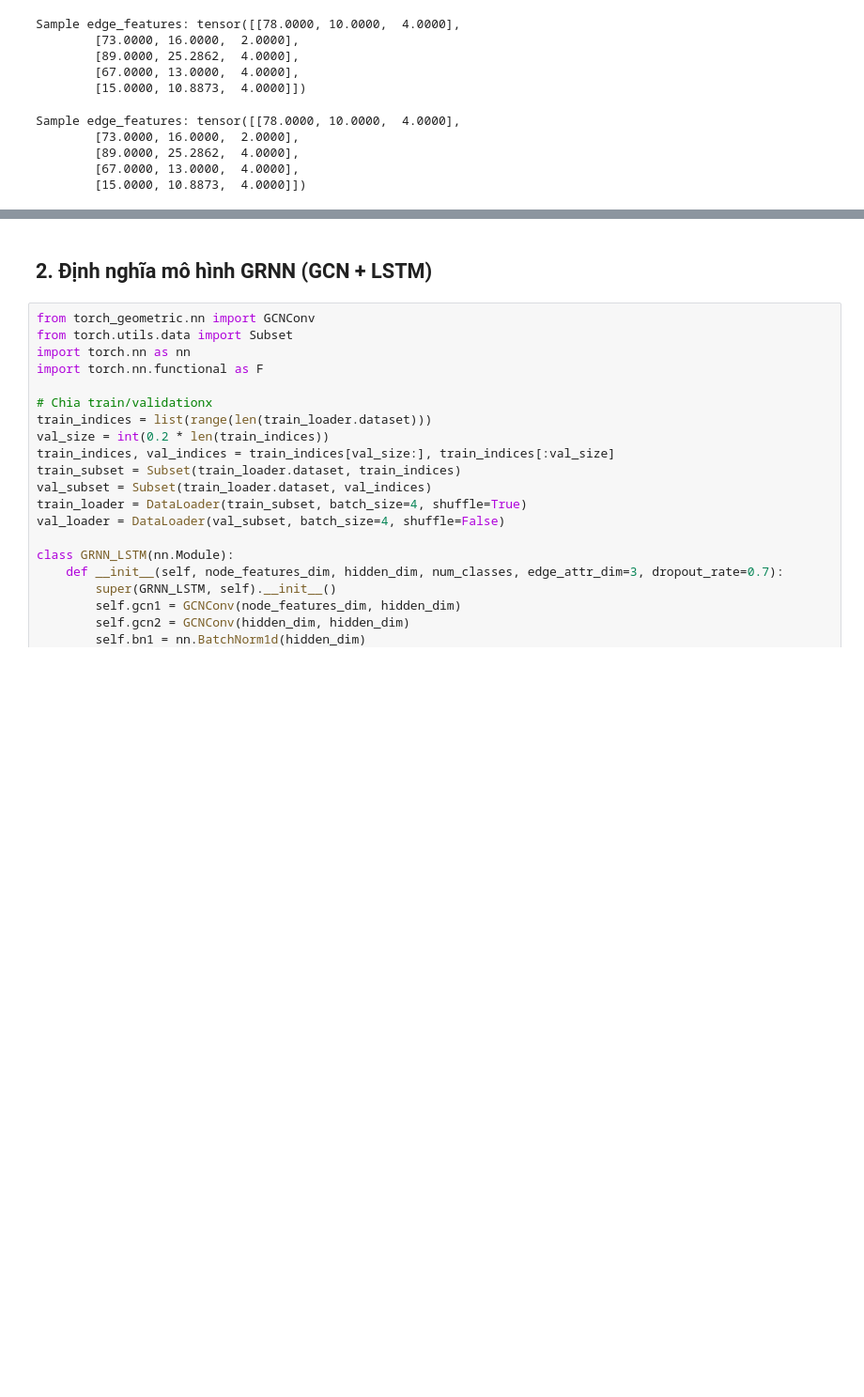
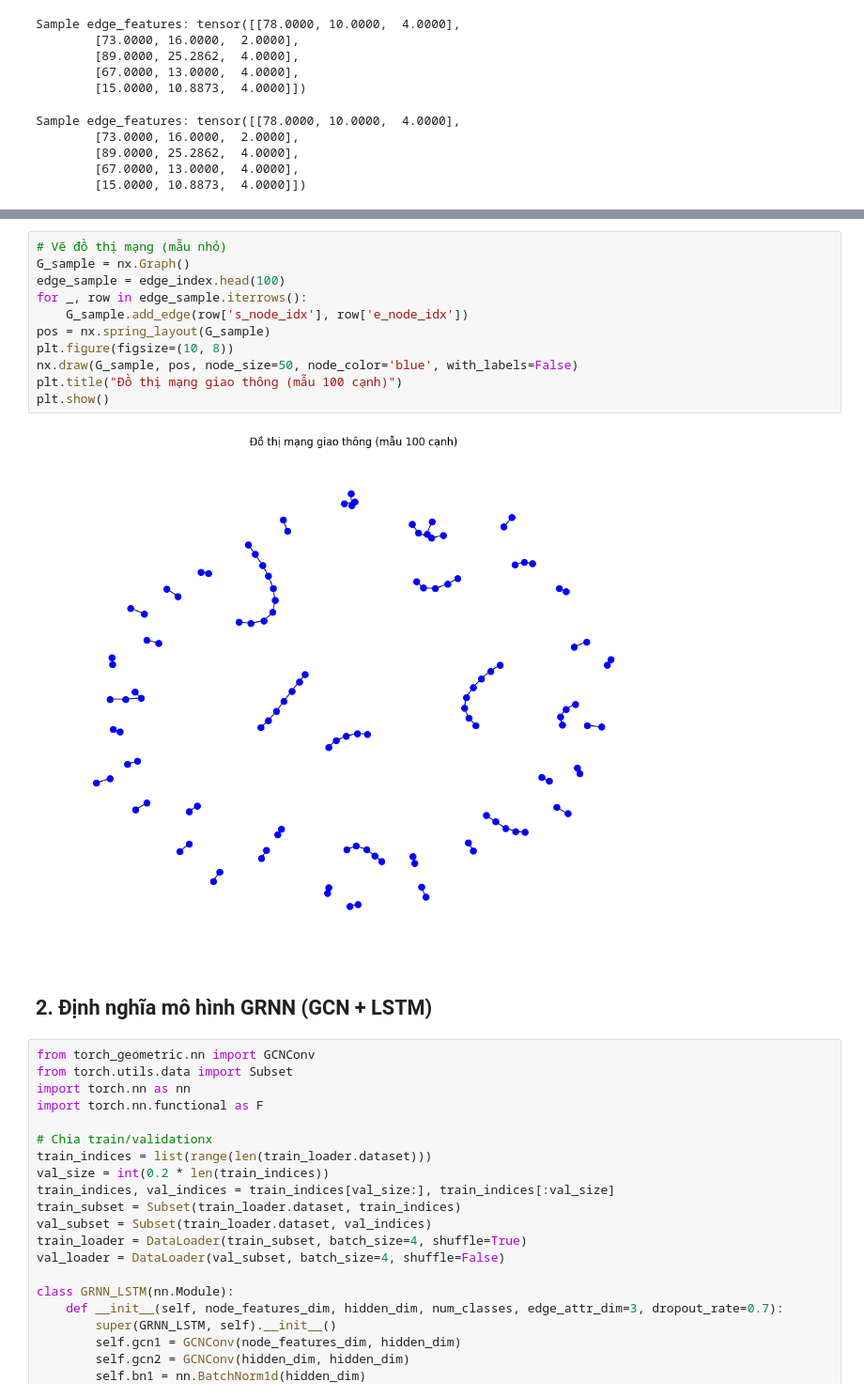
Before and after one commit to tri-chau/social-network, a Jupyter notebook: Code/traffic_predictions_GRNN_lstm_classification.ipynb, the cells around one changed output, grey strips where cells are left out. Shown at 94% size. Cells and saved outputs as stored; diff of their text form; blank space fills up the shorter version.

```diff
--- a/Code/traffic_predictions_GRNN_lstm_classification.ipynb
+++ b/Code/traffic_predictions_GRNN_lstm_classification.ipynb
@@ -266,3 +381,16 @@ Sample edge_features: tensor([[78.0000, 10.0000,  4.0000],
+# %%
+# Vẽ đồ thị mạng (mẫu nhỏ)
+G_sample = nx.Graph()
+edge_sample = edge_index.head(100)
+for _, row in edge_sample.iterrows():
+    G_sample.add_edge(row['s_node_idx'], row['e_node_idx'])
+pos = nx.spring_layout(G_sample)
+plt.figure(figsize=(10, 8))
+nx.draw(G_sample, pos, node_size=50, node_color='blue', with_labels=False)
+plt.title("Đồ thị mạng giao thông (mẫu 100 cạnh)")
+plt.show()
+# %% [output]
+[figure, added]
 # %% [markdown]
 ## 2. Định nghĩa mô hình GRNN (GCN + LSTM)
 # %%
```
Also changed, not shown: parts of 7 cells of this notebook.
